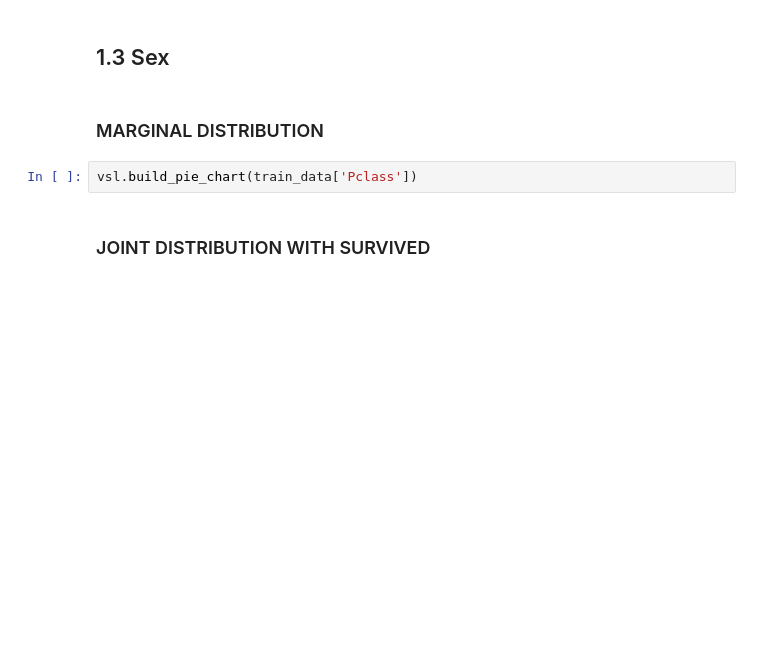
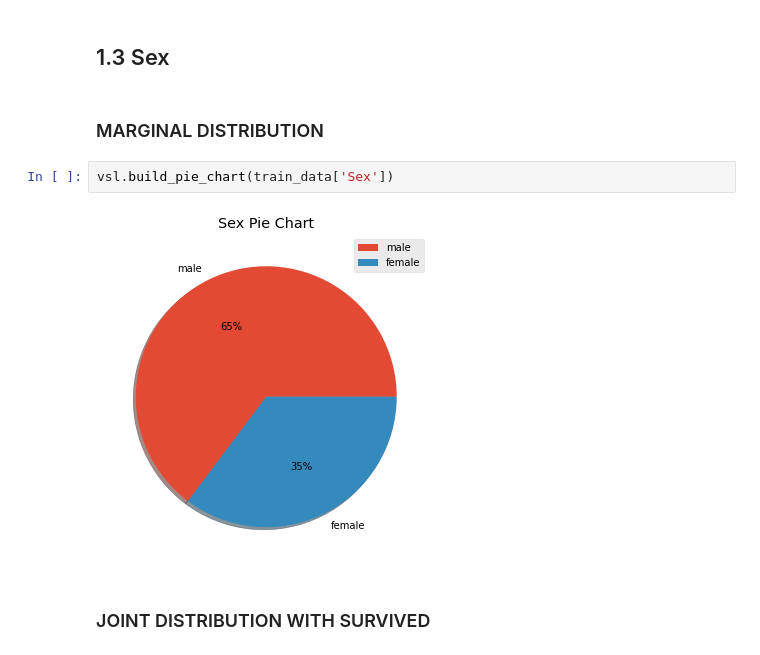
Before and after one commit to danielp2797/Titanic-Kaggle, a Jupyter notebook: notebooks/main_analysis.ipynb, the cells around one changed output. Cells and saved outputs as stored; diff of their text form; blank space fills up the shorter version.

```diff
--- a/notebooks/main_analysis.ipynb
+++ b/notebooks/main_analysis.ipynb
@@ -78,7 +110,9 @@ From the above graphic we can see a relation between Survived and Pclass, as we
 # %% [markdown]
 ### MARGINAL DISTRIBUTION
 # %%
-vsl.build_pie_chart(train_data['Pclass'])
+vsl.build_pie_chart(train_data['Sex'])
+# %% [output]
+[figure, added]
 # %% [markdown]
 ### JOINT DISTRIBUTION WITH SURVIVED
 # %%
```
Also changed, not shown: parts of 92 cells of this notebook, 3 other files.
